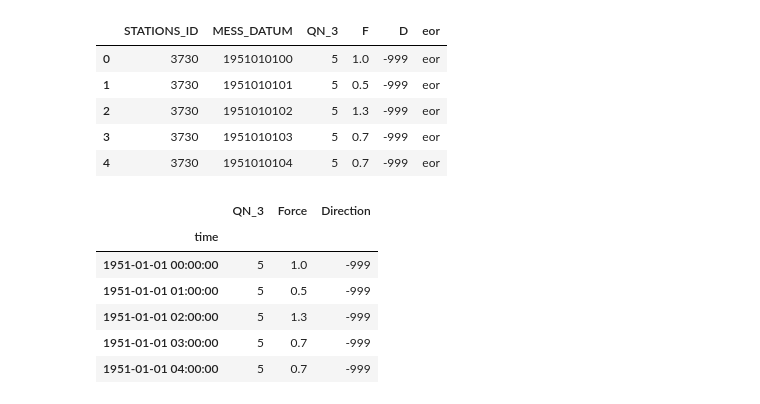
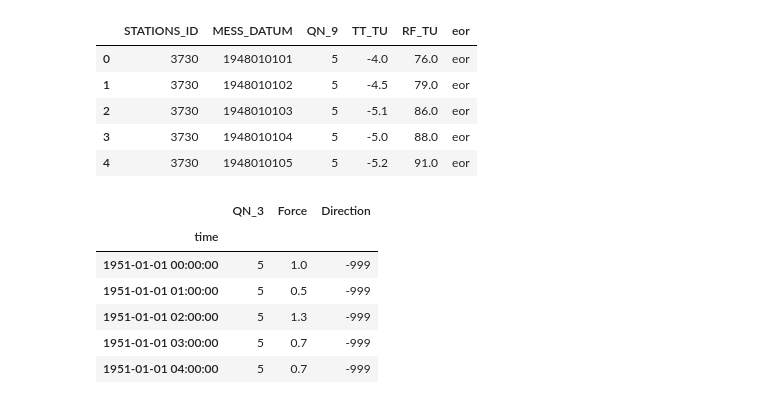
Before and after one commit to DiarmuidKelly/weather-patterns, a Jupyter notebook: main.ipynb, the cells around one changed output. Drawn from its saved outputs; the diff is of its cells as text; code cells hidden in the pictures.

```diff
--- a/main.ipynb
+++ b/main.ipynb
@@ -3,14 +4,15 @@ import pandas as pd
 # %%
 df = pd.read_csv("data/stundenwerte_FF_03730_19510101_20221231_hist/produkt_ff_stunde_19510101_20221231_03730.txt", sep=";")
+temp_df = pd.read_csv("data/stundenwerte_TU_03730_19480101_20221231_hist/produkt_tu_stunde_19480101_20221231_03730.txt", sep=";")
 # %%
-df.head()
+temp_df.head()
 # %% [output]
-|  | STATIONS_ID | MESS_DATUM | QN_3 | F | D | eor |
-| 0 | 3730 | 1951010100 | 5 | 1.0 | -999 | eor |
-| 1 | 3730 | 1951010101 | 5 | 0.5 | -999 | eor |
-| 2 | 3730 | 1951010102 | 5 | 1.3 | -999 | eor |
-| 3 | 3730 | 1951010103 | 5 | 0.7 | -999 | eor |
-| 4 | 3730 | 1951010104 | 5 | 0.7 | -999 | eor |
+|  | STATIONS_ID | MESS_DATUM | QN_9 | TT_TU | RF_TU | eor |
+| 0 | 3730 | 1948010101 | 5 | -4.0 | 76.0 | eor |
+| 1 | 3730 | 1948010102 | 5 | -4.5 | 79.0 | eor |
+| 2 | 3730 | 1948010103 | 5 | -5.1 | 86.0 | eor |
+| 3 | 3730 | 1948010104 | 5 | -5.0 | 88.0 | eor |
+| 4 | 3730 | 1948010105 | 5 | -5.2 | 91.0 | eor |
 # %%
 df['time'] = pd.to_datetime(df['MESS_DATUM'], format='%Y%m%d%H')
 df = df.set_index(pd.DatetimeIndex(df['time']))
```
Also changed, not shown: parts of 8 cells of this notebook, 1 other file.
